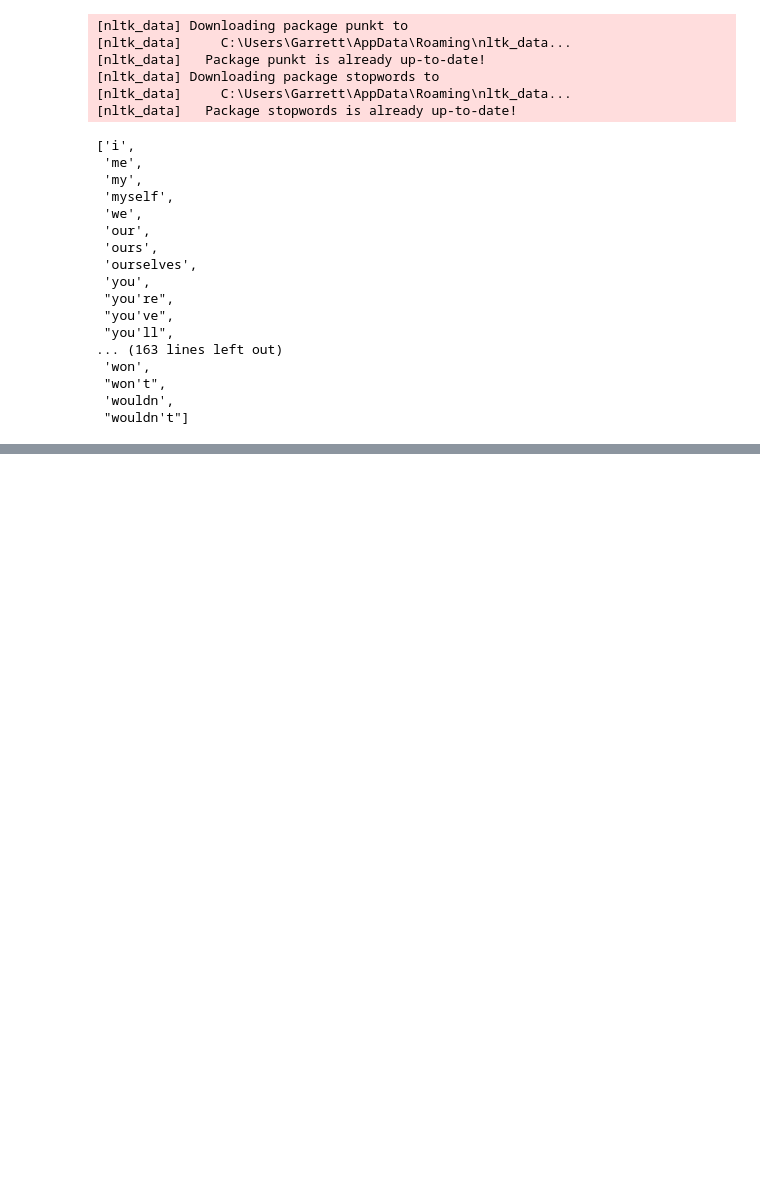
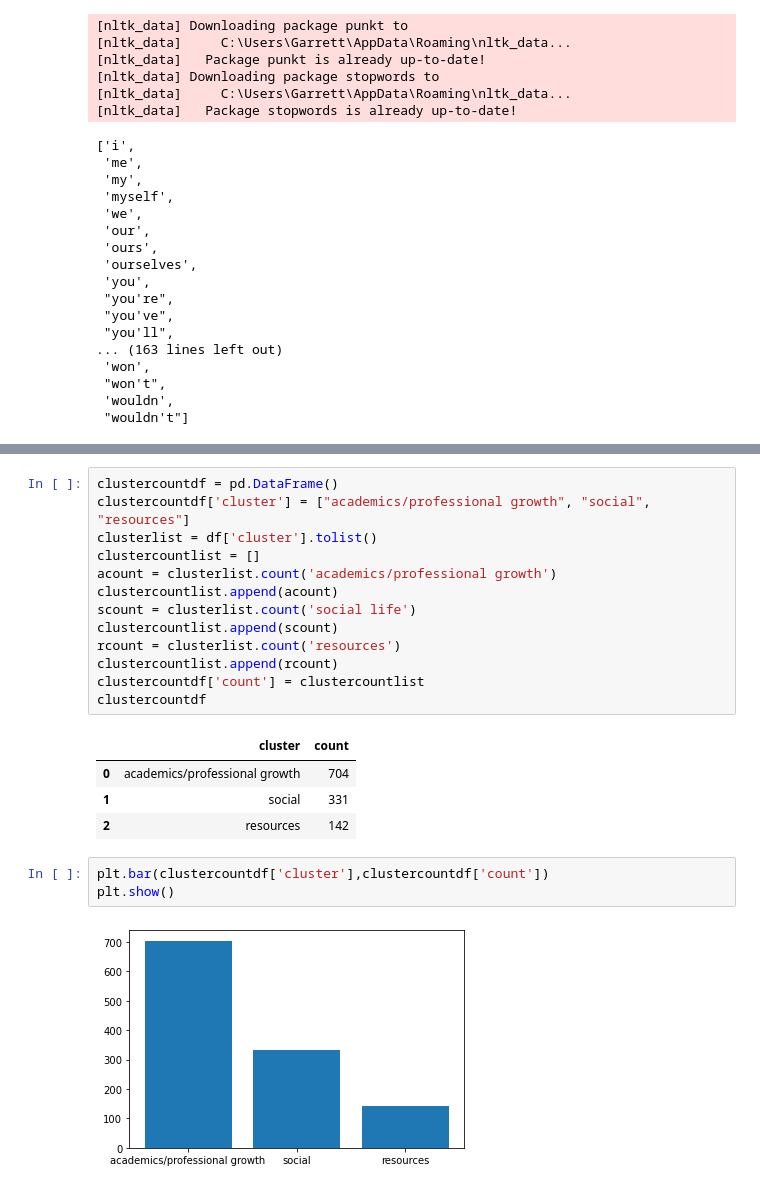
Before and after one commit to Grwatki3/IAA_TIPS, a Jupyter notebook: Clustering.ipynb, the cells around one changed output, grey strips where cells are left out. Cells and saved outputs as stored; diff of their text form; blank space fills up the shorter version.

```diff
--- a/Clustering.ipynb
+++ b/Clustering.ipynb
@@ -101,0 +330,23 @@ Cluster 0:
+# %%
+clustercountdf = pd.DataFrame()
+clustercountdf['cluster'] = ["academics/professional growth", "social", "resources"]
+clusterlist = df['cluster'].tolist()
+clustercountlist = []
+acount = clusterlist.count('academics/professional growth')
+clustercountlist.append(acount)
+scount = clusterlist.count('social life')
+clustercountlist.append(scount)
+rcount = clusterlist.count('resources')
+clustercountlist.append(rcount)
+clustercountdf['count'] = clustercountlist
+clustercountdf
+# %% [output]
+|  | cluster | count |
+| 0 | academics/professional growth | 704 |
+| 1 | social | 331 |
+| 2 | resources | 142 |
+# %%
+plt.bar(clustercountdf['cluster'],clustercountdf['count'])
+plt.show()
+# %% [output]
+[figure, added]
```
Also changed, not shown: parts of 28 cells of this notebook.
